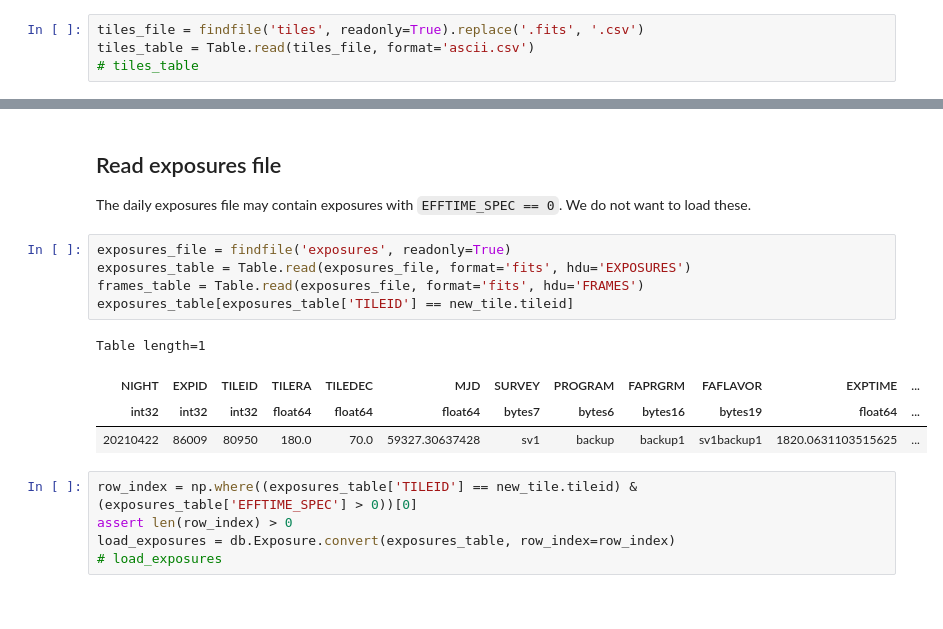
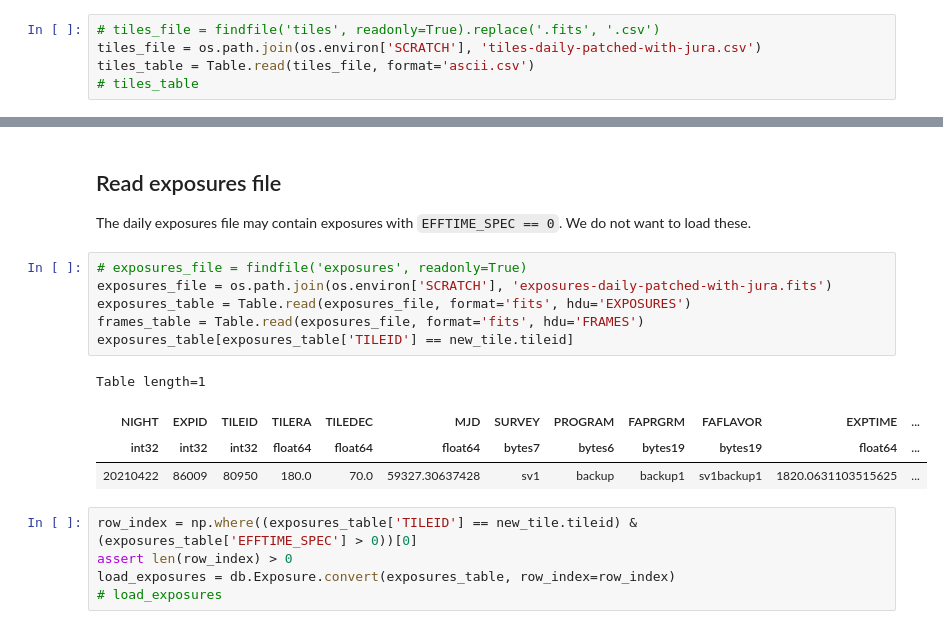
Before and after one commit to desihub/specprod-db, a Jupyter notebook: doc/nb/TestNewTile.ipynb, the cells around one changed output, grey strips where cells are left out. Drawn from its saved outputs; the diff is of its cells as text.

```diff
--- a/doc/nb/TestNewTile.ipynb
+++ b/doc/nb/TestNewTile.ipynb
@@ -56,7 +56,8 @@ if overwrite:
 # %% [markdown]
 ## Read tiles file
 # %%
-tiles_file = findfile('tiles', readonly=True).replace('.fits', '.csv')
+# tiles_file = findfile('tiles', readonly=True).replace('.fits', '.csv')
+tiles_file = os.path.join(os.environ['SCRATCH'], 'tiles-daily-patched-with-jura.csv')
 tiles_table = Table.read(tiles_file, format='ascii.csv')
 # tiles_table
 # %%
@@ -87,14 +90,15 @@ db.dbSession.commit()
 
 The daily exposures file may contain exposures with `EFFTIME_SPEC == 0`. We do not want to load these.
 # %%
-exposures_file = findfile('exposures', readonly=True)
+# exposures_file = findfile('exposures', readonly=True)
+exposures_file = os.path.join(os.environ['SCRATCH'], 'exposures-daily-patched-with-jura.fits')
 exposures_table = Table.read(exposures_file, format='fits', hdu='EXPOSURES')
 frames_table = Table.read(exposures_file, format='fits', hdu='FRAMES')
 exposures_table[exposures_table['TILEID'] == new_tile.tileid]
 # %% [output]
 Table length=1
 | NIGHT | EXPID | TILEID | TILERA | TILEDEC | MJD | SURVEY | PROGRAM | FAPRGRM | FAFLAVOR | EXPTIME | ... |
-| int32 | int32 | int32 | float64 | float64 | float64 | bytes7 | bytes6 | bytes16 | bytes19 | float64 | ... |
+| int32 | int32 | int32 | float64 | float64 | float64 | bytes7 | bytes6 | bytes19 | bytes19 | float64 | ... |
 | 20210422 | 86009 | 80950 | 180.0 | 70.0 | 59327.30637428 | sv1 | backup | backup1 | sv1backup1 | 1820.0631103515625 | ... |
 # %%
 row_index = np.where((exposures_table['TILEID'] == new_tile.tileid) & (exposures_table['EFFTIME_SPEC'] > 0))[0]
```
Also changed, not shown: parts of 3 cells of this notebook, 1 other file.
